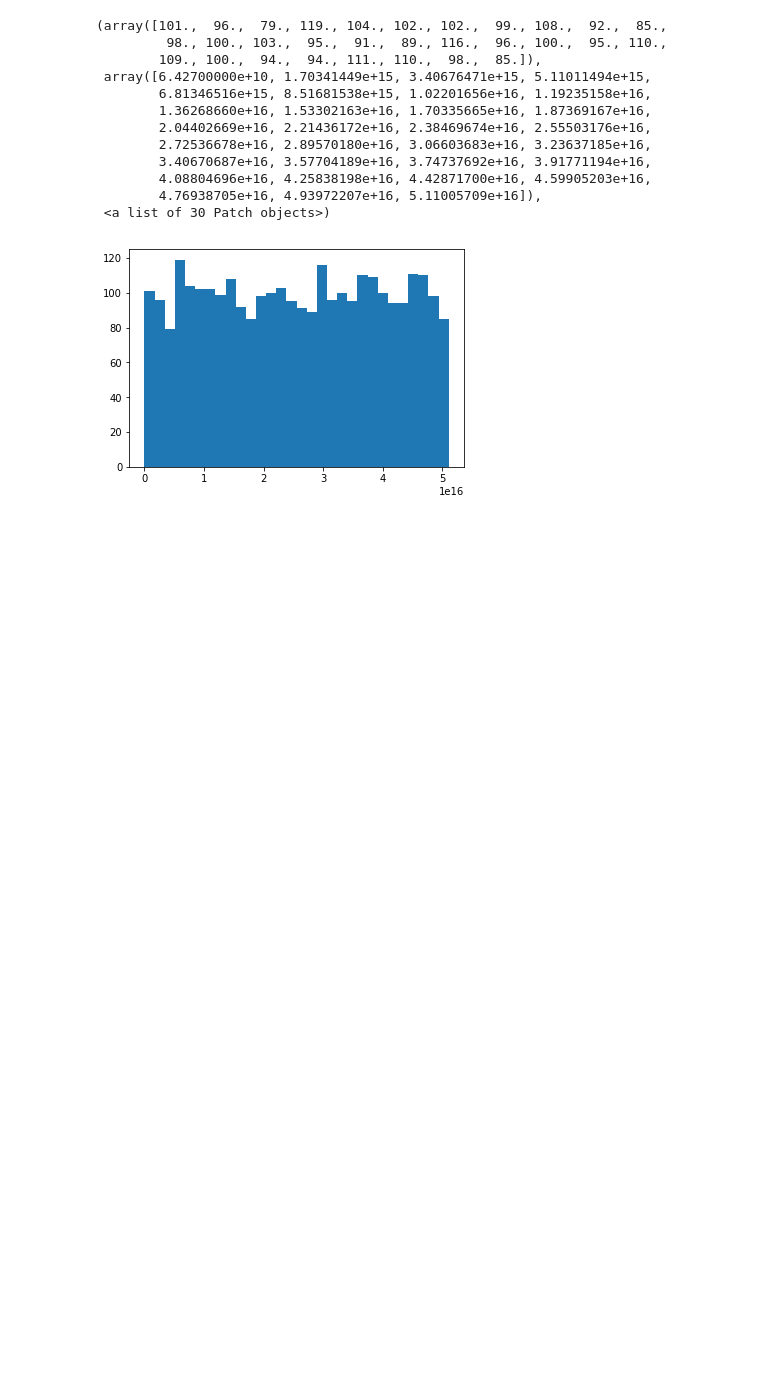
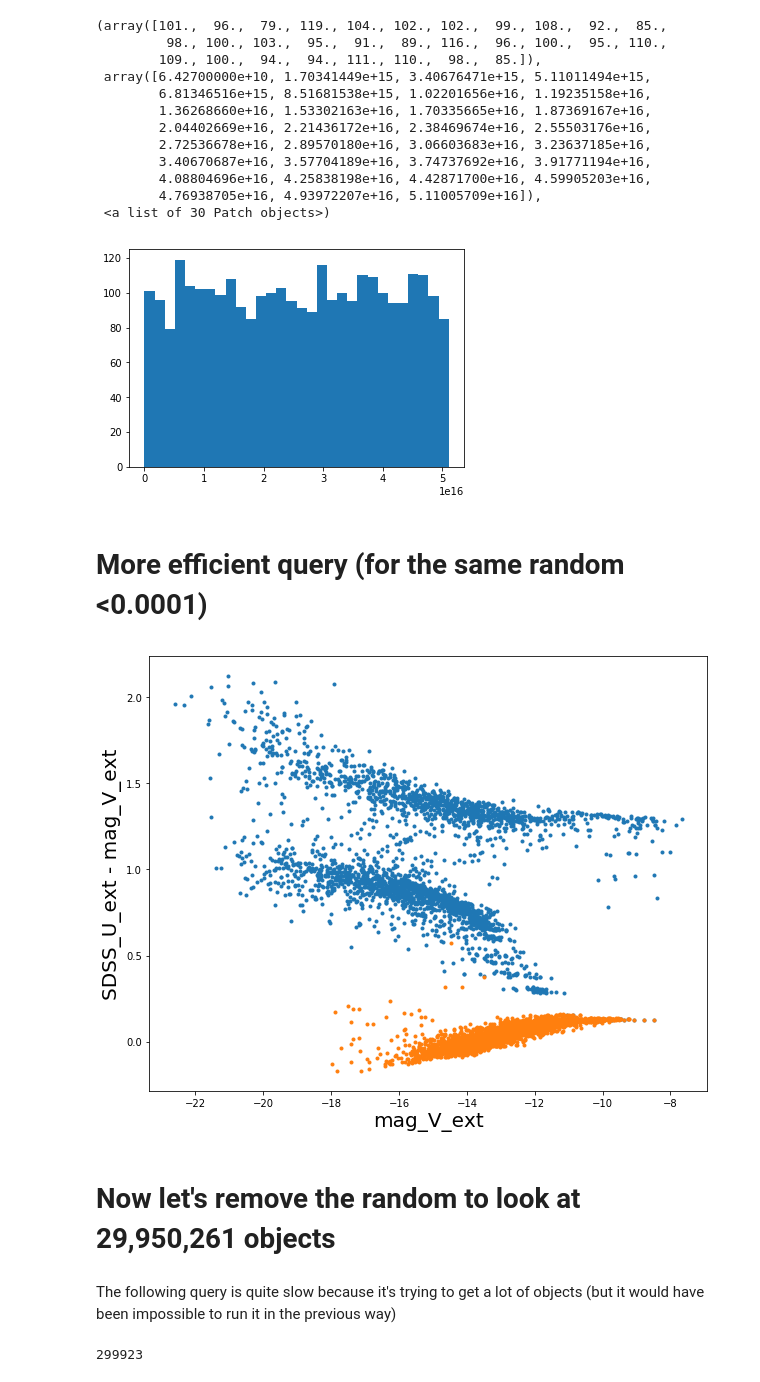
Before and after one commit to GiorgioManzoni/VIPERS_GALFORM, a Jupyter notebook: 005_progenitor.ipynb, the cells around one changed output. Cells and saved outputs as stored; diff of their text form; code cells hidden in the pictures; blank space fills up the shorter version.

```diff
--- a/005_progenitor.ipynb
+++ b/005_progenitor.ipynb
@@ -620,3 +620,24 @@ plt.hist(snap_47['mainleafid'],bins=30)
         4.76938705e+16, 4.93972207e+16, 5.11005709e+16]),
  <a list of 30 Patch objects>)
 [figure]
+# %% [markdown]
+# More efficient query (for the same random <0.0001)
+# %%
+query =  'SELECT des.mag_V_ext as d_mag_V_ext, des.SDSS_u_ext as d_SDSS_u_ext, prog.mag_V_ext as p_mag_V_ext, prog.SDSS_u_ext as p_SDSS_u_ext '
+query += 'FROM Gonzalez2014a..mr7 as prog, Gonzalez2014a..mr7 as des '
+query += 'WHERE des.mainleafid = prog.galaxyid '
+query += 'AND des.snapnum=47 AND des.random<0.0001 '
+z_47_prog = vdb.execute_query(query)
+# %%
+plt.figure(figsize=(10,8))
+plt.plot(z_47_prog['d_mag_V_ext'],z_47_prog['d_SDSS_u_ext']-z_47_prog['d_mag_V_ext'],'.')
+plt.plot(z_47_prog['p_mag_V_ext'],z_47_prog['p_SDSS_u_ext']-z_47_prog['p_mag_V_ext'],'.')
+plt.xlabel("mag_V_ext")
+plt.ylabel("SDSS_U_ext - mag_V_ext")
+plt.show()
+# %% [output]
+[figure, added]
+# %% [markdown]
+# Now let's remove the random to look at 29,950,261 objects
+# %% [markdown]
+The following query is quite slow because it's trying to get a lot of objects (but it would have been impossible to run it in the previous way)
@@ -622,0 +650,4 @@ plt.hist(snap_47['mainleafid'],bins=30)
+# %%
+len(z_47_ALL)
+# %% [output]
+299923
```
Also changed, not shown: parts of 27 cells of this notebook.
